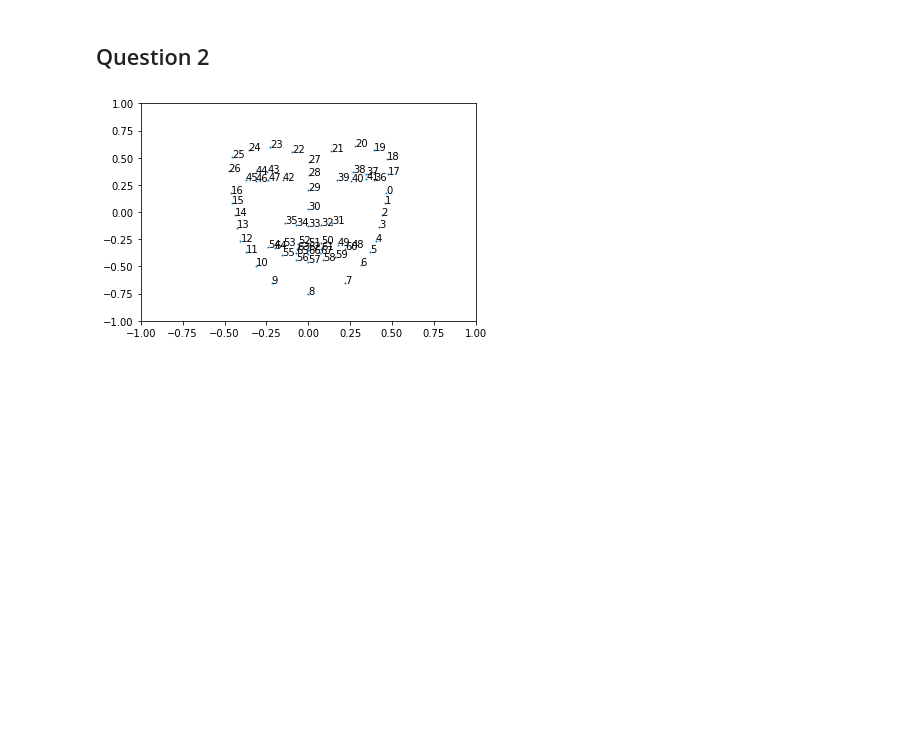
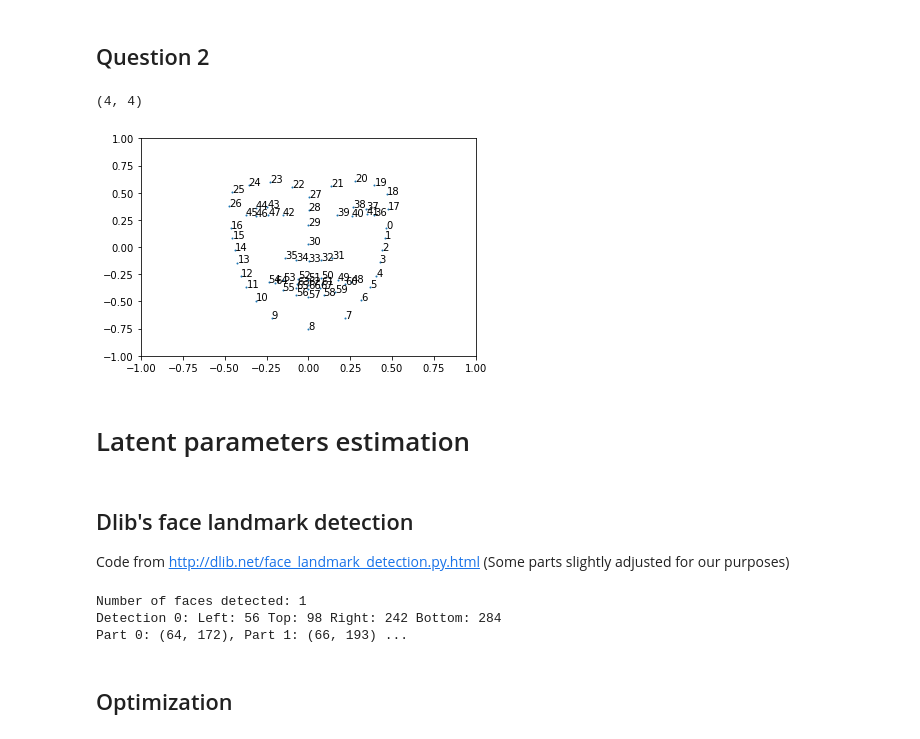
Before and after one commit to dbtmpl/Computer-Vision-2, a Jupyter notebook: Assignment_3/solution.ipynb, the cells around one changed output. Drawn from its saved outputs; the diff is of its cells as text; code cells hidden in the pictures; blank space fills up the shorter version.

```diff
--- a/Assignment_3/solution.ipynb
+++ b/Assignment_3/solution.ipynb
@@ -12,16 +15,22 @@ from ipywidgets import *
 # %%
 # Load data
 fland = np.loadtxt("Landmarks68_model2017-1_face12_nomouth.anl", dtype=int)
-bfm = h5py.File("model2017-1_face12_nomouth.h5", 'r')
+bfm = h5py.File("Data/model2017-1_face12_nomouth.h5", 'r')
 
 #bfm.visititems(print_attrs)
 mean_shape = np.asarray(bfm['shape/model/mean'], dtype=np.float32).reshape((-1, 3))
 sigma2_shape = np.asarray(bfm['shape/model/pcaVariance'])[:30]
 basis_shape = np.asarray(bfm['shape/model/pcaBasis']).reshape((-1, 3, 199))[:, :, :30]
 
+print(mean_shape.shape, sigma2_shape.shape, basis_shape.shape)
+
 mean_expression = np.asarray(bfm['expression/model/mean']).reshape((-1, 3))
 sigma2_expression = np.asarray(bfm['expression/model/pcaVariance'])[:20]
 basis_expression = np.asarray(bfm['expression/model/pcaBasis']).reshape((-1, 3, 100))[:, :, :20]
 
+print(mean_expression.shape, sigma2_expression.shape, basis_expression.shape)
+
 mean_tex = np.asarray(bfm['color/model/mean'], dtype=np.float32).reshape((-1, 3))
 triangles = np.asarray(bfm['shape/representer/cells'], dtype=np.int32).T
+
+print(mean_tex.shape, triangles.shape)
@@ -83,8 +103,8 @@ alpha = 0
 for i in range(NCOLS * NROWS):
     plt.subplot(NROWS, NCOLS, i + 1)
     if i > 0 and i % NCOLS == 0:
-        alpha = np.random.uniform(-3, 3)
-    beta = np.random.uniform(-3, 3)
+        alpha = np.random.uniform(-3, 3, 30)
+    beta = np.random.uniform(-3, 3, 20)
     mesh = trimesh.base.Trimesh(
         vertices=new_face(alpha, beta),
         faces=triangles,
@@ -214,27 +234,68 @@ def projection(S, d=-500, n=0.1, yrot=10):
     p = p[:2, :]
     return p
 # %%
-
 points = mean_shape[fland].T
 ncoords, npoints = points.shape
-mean_tex = np.asarray(bfm['color/model/mean'], dtype=np.float32).reshape((-1, 3))
+# mean_tex = np.asarray(bfm['color/model/mean'], dtype=np.float32).reshape((-1, 3))
 
 S = np.vstack((points, np.ones(npoints)))
 
 p = projection(S, d=-200, n=1, yrot=0)
 
 fig = plt.figure()
 ax = fig.add_subplot(1, 1, 1)
 c = ax.scatter(*p, s=1)
 
 # Annotate
-for i in range(len(fland)):
+for i in np.arange(len(fland)):
     ax.annotate(str(i), (p[0][i], p[1][i]))
-
 
 plt.ylim((-1, 1))
 plt.xlim((-1, 1))
 #plt.axis('equal')
 plt.show()
 # %% [output]
+(4, 4)
-[figure, old version]
+[figure, new version]
+# %% [markdown]
+# Latent parameters estimation
+# %% [markdown]
+## Dlib's face landmark detection
+Code from http://dlib.net/face_landmark_detection.py.html (Some parts slightly adjusted for our purposes)
+# %%
+import sys
+import os
+import dlib
+import glob
+
+predictor_path = "Data/shape_predictor_68_face_landmarks.dat"
+f = "faces/dan.jpg"
+
+detector = dlib.get_frontal_face_detector()
+predictor = dlib.shape_predictor(predictor_path)
+win = dlib.image_window()
+img = dlib.load_rgb_image(f)
+
+win.clear_overlay()
+win.set_image(img)
+
+# Ask the detector to find the bounding boxes of each face. The 1 in the
+# second argument indicates that we should upsample the image 1 time. This
+# will make everything bigger and allow us to detect more faces.
+dets = detector(img, 1)
+print("Number of faces detected: {}".format(len(dets)))
+for k, d in enumerate(dets):
+    print("Detection {}: Left: {} Top: {} Right: {} Bottom: {}".format(
+        k, d.left(), d.top(), d.right(), d.bottom()))
+    # Get the landmarks/parts for the face in box d.
+    gt_shape = predictor(img, d)
+    print("Part 0: {}, Part 1: {} ...".format(shape.part(0),
+                                              shape.part(1)))
+    # Draw the face landmarks on the screen.
+    win.add_overlay(shape)
+# %% [output]
+Number of faces detected: 1
+Detection 0: Left: 56 Top: 98 Right: 242 Bottom: 284
+Part 0: (64, 172), Part 1: (66, 193) ...
+# %% [markdown]
+## Optimization
```
Also changed, not shown: parts of 7 cells of this notebook, 5 other files.
